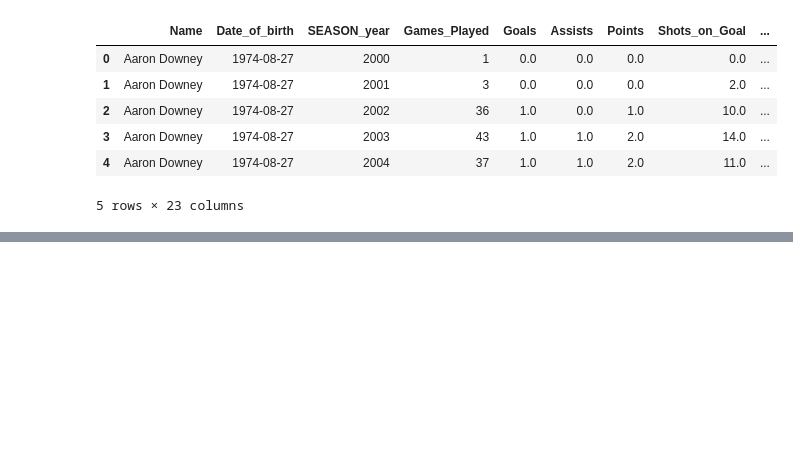
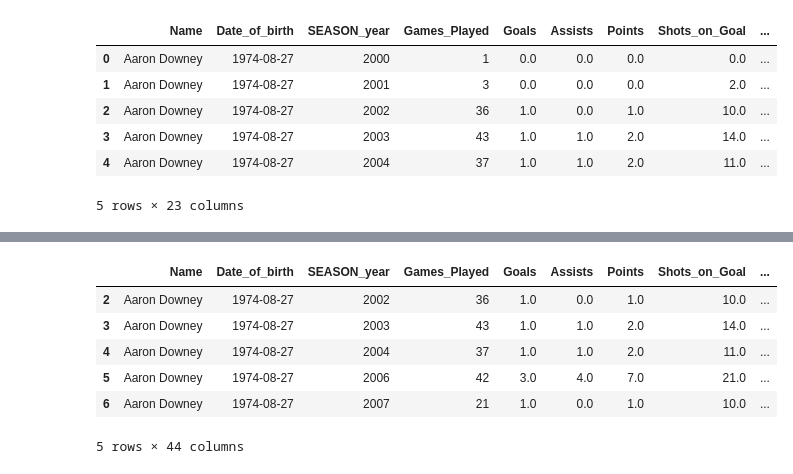
Before and after one commit to TreeLeef/nhl-performance-forecasting, a Jupyter notebook: worksheet.ipynb, the cells around one changed output, grey strips where cells are left out. Cells and saved outputs as stored; diff of their text form; code cells hidden in the pictures; blank space fills up the shorter version.

Commit message:
created new data fram

```diff
--- a/worksheet.ipynb
+++ b/worksheet.ipynb
@@ -254,0 +308,7 @@ df.head()
+# %%
+mask_has_next = df['Games_Played_next'].notna()
+
+# New dataset with only players that have a next season
+df_3yr = df[mask_has_next].copy()
+
+df_3yr.info()
@@ -254,0 +347,21 @@ df.head()
+# %%
+# Previous season per game stats and Games played
+df_3yr['G_per_gp_prev'] = grouped['G_per_gp'].shift(1)
+df_3yr['A_per_gp_prev'] = grouped['A_per_gp'].shift(1)
+df_3yr['P_per_gp_prev'] = grouped['P_per_gp'].shift(1)
+df_3yr['SOG_per_gp_prev'] = grouped['SOG_per_gp'].shift(1)
+df_3yr['Games_played_prev'] = grouped['Games_Played'].shift(1)
+
+# Same but two seasons ago
+df_3yr['G_per_gp_prev2'] = grouped['G_per_gp'].shift(2)
+df_3yr['A_per_gp_prev2'] = grouped['A_per_gp'].shift(2)
+df_3yr['P_per_gp_prev2'] = grouped['P_per_gp'].shift(2)
+df_3yr['SOG_per_gp_prev2'] = grouped['SOG_per_gp'].shift(2)
+df_3yr['Games_played_prev2'] = grouped['Games_Played'].shift(2)
+# %%
+# Mask to ensure we have data for the previous two seasons
+mask_has_prev2 = df_3yr['Games_played_prev2'].notna()
+
+df_3yr = df_3yr[mask_has_prev2].copy()
+
+df_3yr.info()
@@ -254,0 +386,10 @@ df.head()
+# %%
+df_3yr.head()
+# %% [output]
+|  | Name | Date_of_birth | SEASON_year | Games_Played | Goals | Assists | Points | Shots_on_Goal | ... |
+| 2 | Aaron Downey | 1974-08-27 | 2002 | 36 | 1.0 | 0.0 | 1.0 | 10.0 | ... |
+| 3 | Aaron Downey | 1974-08-27 | 2003 | 43 | 1.0 | 1.0 | 2.0 | 14.0 | ... |
+| 4 | Aaron Downey | 1974-08-27 | 2004 | 37 | 1.0 | 1.0 | 2.0 | 11.0 | ... |
+| 5 | Aaron Downey | 1974-08-27 | 2006 | 42 | 3.0 | 4.0 | 7.0 | 21.0 | ... |
+| 6 | Aaron Downey | 1974-08-27 | 2007 | 21 | 1.0 | 0.0 | 1.0 | 10.0 | ... |
+5 rows × 44 columns
```
Also changed, not shown: parts of 9 cells of this notebook.
